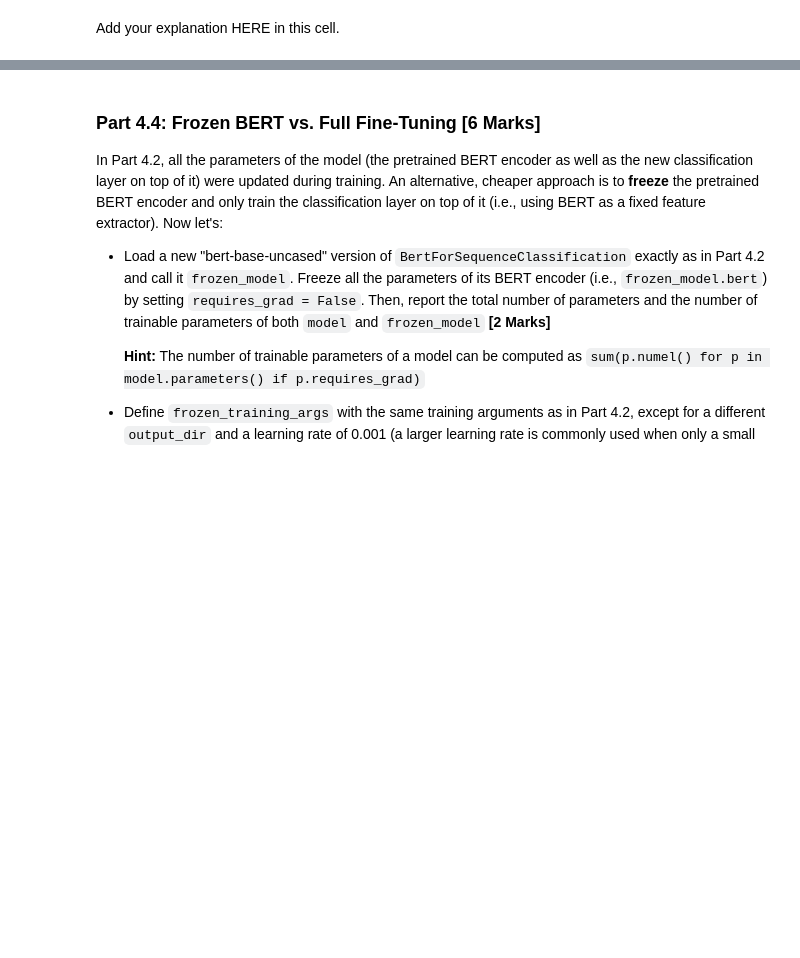
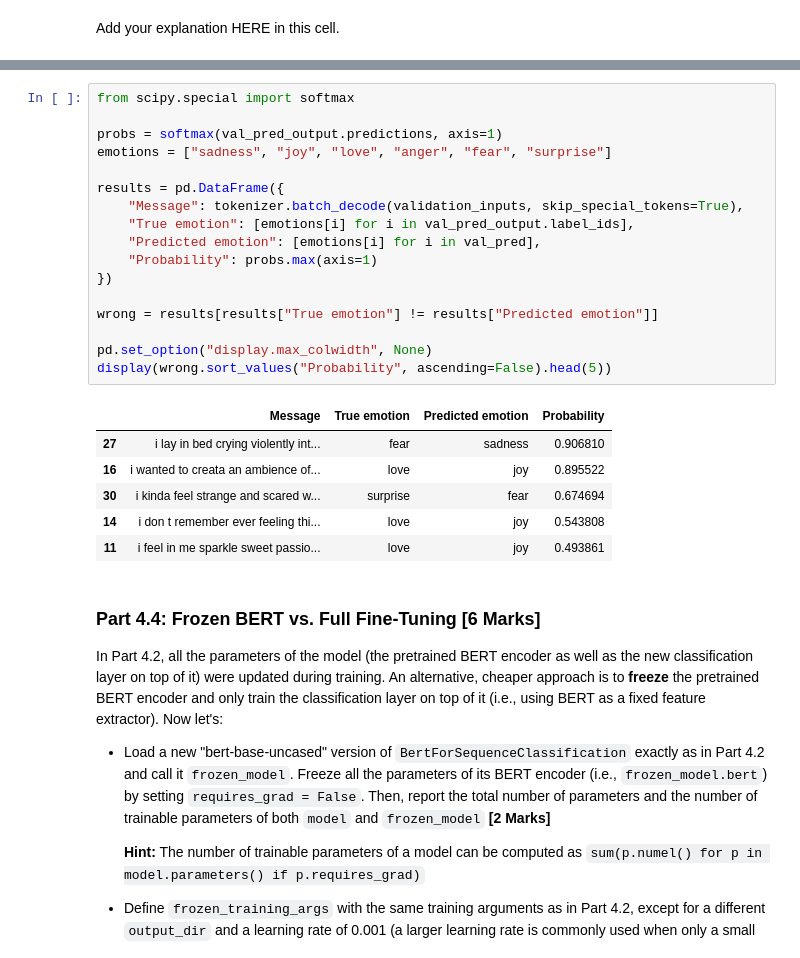
Before and after one commit to acknowledgeworkimagine/DataScienceStatlLearning, a Jupyter notebook: Project_2/Project_2_Elias_Gallegos.ipynb, the cells around one changed output, grey strips where cells are left out. Saved outputs shown, nothing was run; the diff lists cells and outputs as text; blank space fills up the shorter version.

```diff
--- a/Project_2/Project_2_Elias_Gallegos.ipynb
+++ b/Project_2/Project_2_Elias_Gallegos.ipynb
@@ -693,3 +796,27 @@ Add your explanation HERE in this cell.
+# %%
+from scipy.special import softmax
+
+probs = softmax(val_pred_output.predictions, axis=1)
+emotions = ["sadness", "joy", "love", "anger", "fear", "surprise"]
+
+results = pd.DataFrame({
+    "Message": tokenizer.batch_decode(validation_inputs, skip_special_tokens=True),
+    "True emotion": [emotions[i] for i in val_pred_output.label_ids],
+    "Predicted emotion": [emotions[i] for i in val_pred],
+    "Probability": probs.max(axis=1)
+})
+
+wrong = results[results["True emotion"] != results["Predicted emotion"]]
+
+pd.set_option("display.max_colwidth", None)
+display(wrong.sort_values("Probability", ascending=False).head(5))
+# %% [output]
+|  | Message | True emotion | Predicted emotion | Probability |
+| 27 | i lay in bed crying violently int... | fear | sadness | 0.906810 |
+| 16 | i wanted to creata an ambience of... | love | joy | 0.895522 |
+| 30 | i kinda feel strange and scared w... | surprise | fear | 0.674694 |
+| 14 | i don t remember ever feeling thi... | love | joy | 0.543808 |
+| 11 | i feel in me sparkle sweet passio... | love | joy | 0.493861 |
 # %% [markdown]
 ### Part 4.4: Frozen BERT vs. Full Fine-Tuning [6 Marks]
 
```
Also changed, not shown: parts of 5 cells of this notebook.
